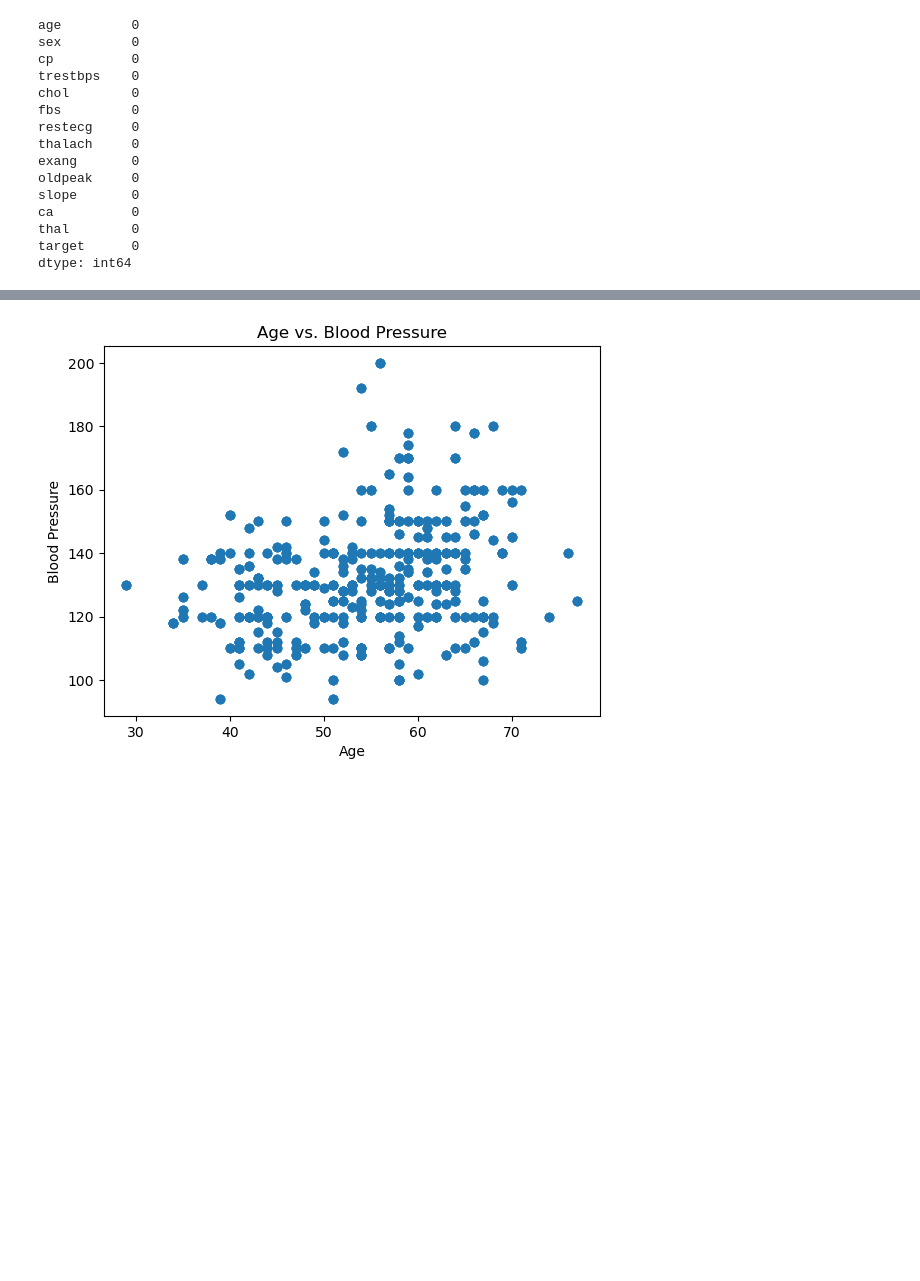
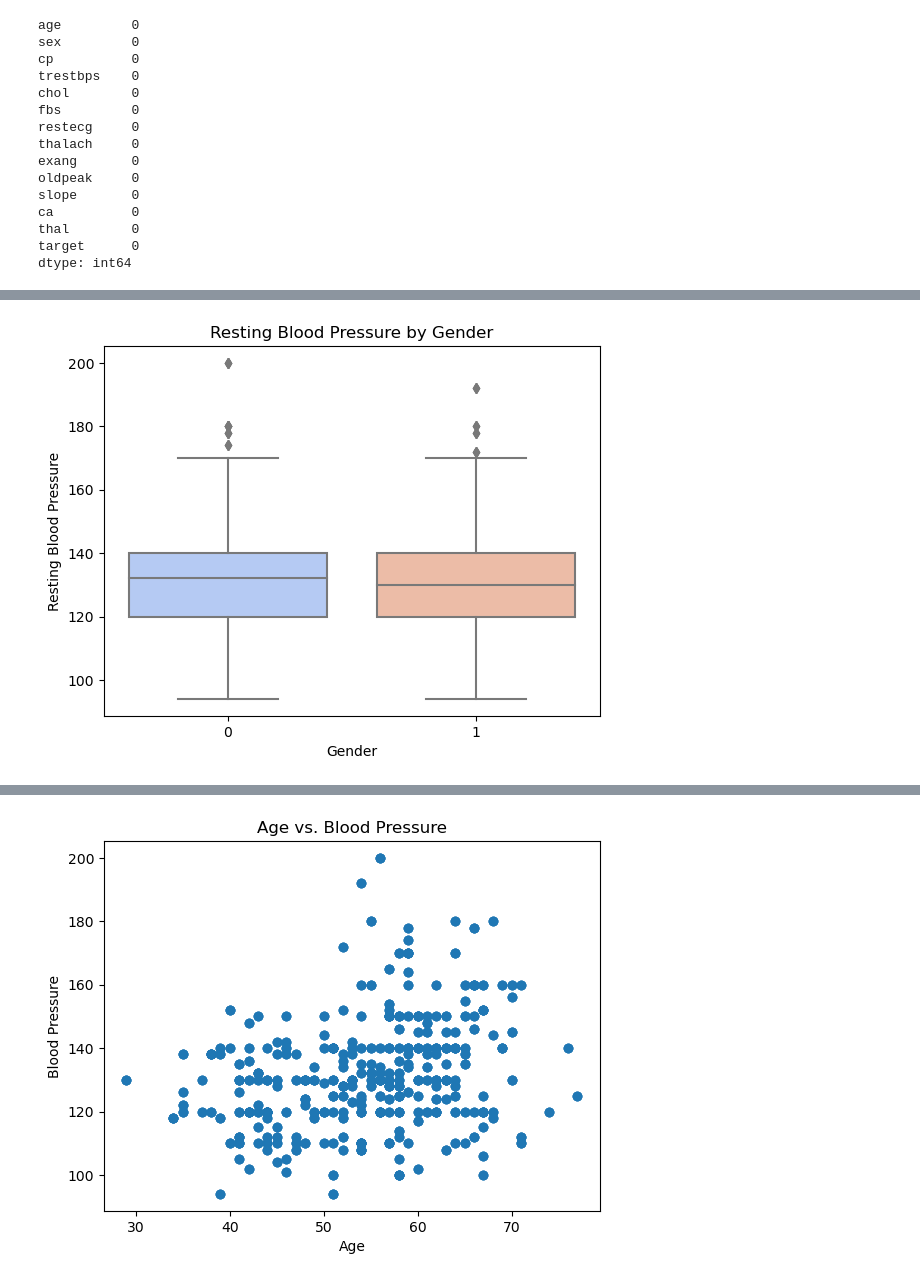
Before and after one commit to FiNiX-GaMmA/heart_diesease_ml_project, a Jupyter notebook: heart-disease-prediction-workbench.ipynb, the cells around one changed output, grey strips where cells are left out. Cells and saved outputs as stored; diff of their text form; code cells hidden in the pictures; blank space fills up the shorter version.

```diff
--- a/heart-disease-prediction-workbench.ipynb
+++ b/heart-disease-prediction-workbench.ipynb
@@ -138,0 +138,8 @@ data['oldpeak'].hist()
+# %%
+sns.boxplot(x='sex', y='trestbps', data=data, palette='coolwarm')
+plt.xlabel('Gender')
+plt.ylabel('Resting Blood Pressure')
+plt.title('Resting Blood Pressure by Gender')
+plt.show()
+# %% [output]
+[figure, added]
```
Also changed, not shown: parts of 22 cells of this notebook.
